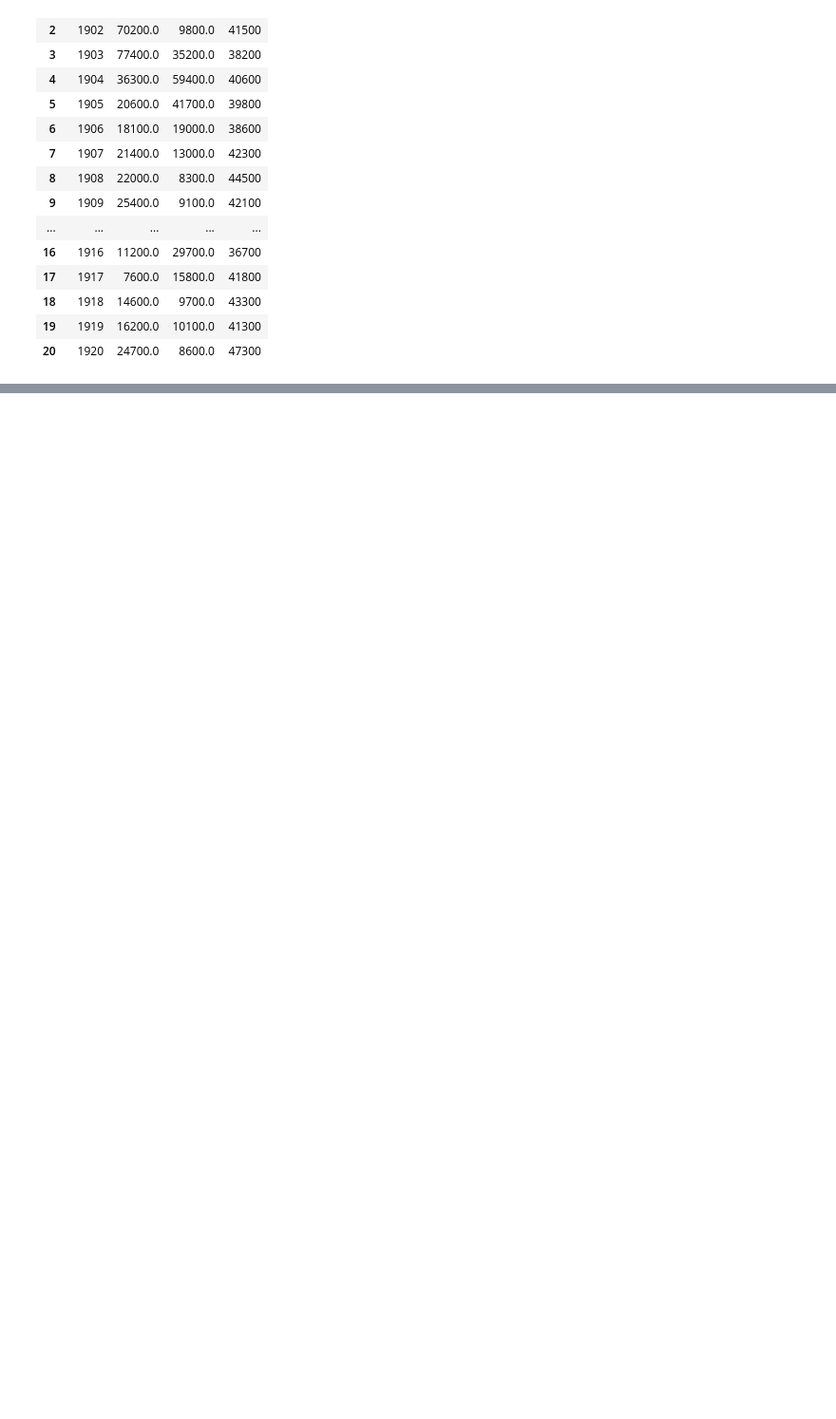
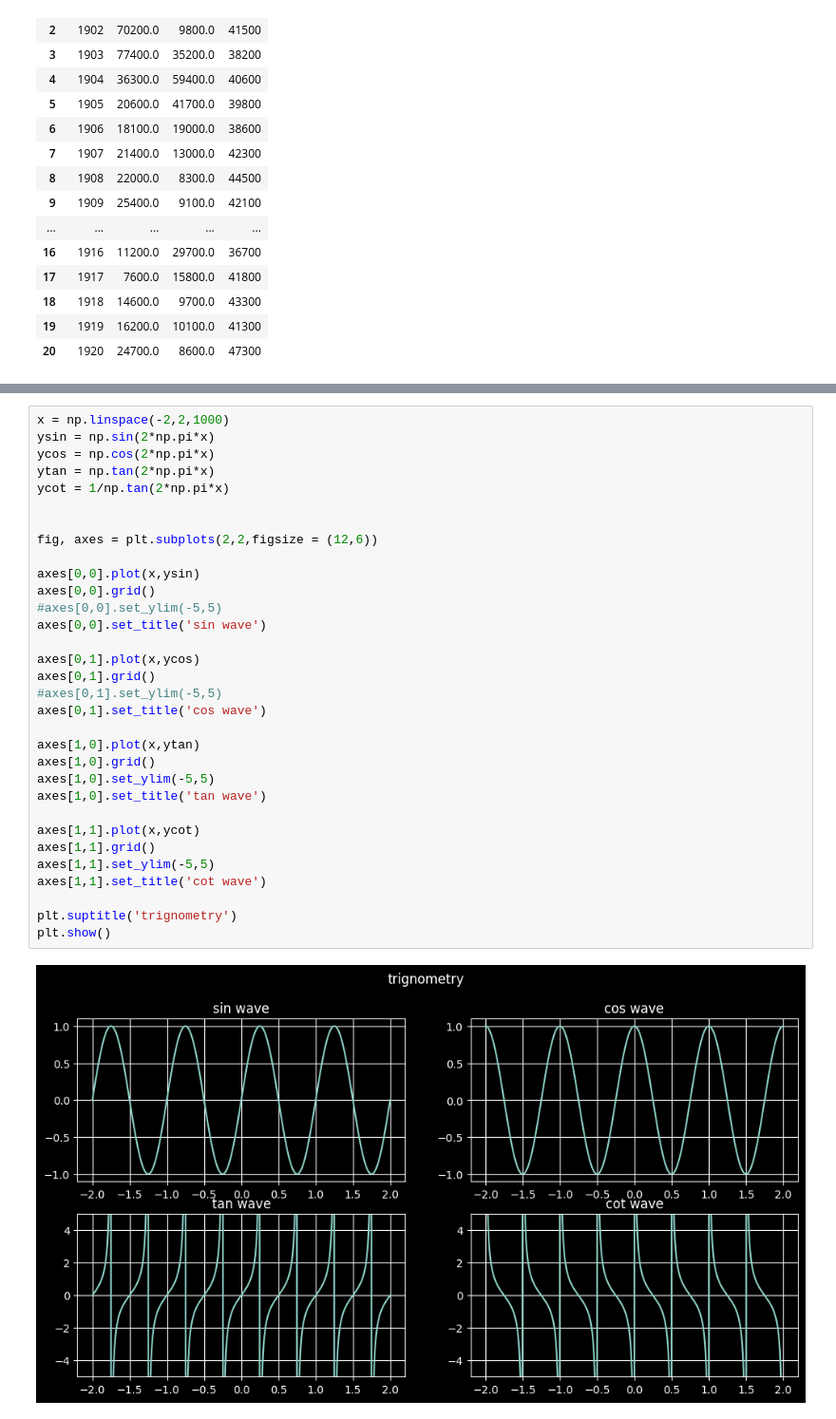
Before and after one commit to Aayush-Bhatia/python-for-DataAnalytics, a Jupyter notebook: DataVisualization.ipynb, the cells around one changed output, grey strips where cells are left out. Shown at 95% size. Saved outputs shown, nothing was run; the diff lists cells and outputs as text; blank space fills up the shorter version.

```diff
--- a/DataVisualization.ipynb
+++ b/DataVisualization.ipynb
@@ -243,0 +300,34 @@ plt.plot(file['# year'],file['hare']) # aise hi baaki features k liye bhi hpojay
+# %%
+x = np.linspace(-2,2,1000)
+ysin = np.sin(2*np.pi*x)
+ycos = np.cos(2*np.pi*x)
+ytan = np.tan(2*np.pi*x)
+ycot = 1/np.tan(2*np.pi*x)
+
+
+fig, axes = plt.subplots(2,2,figsize = (12,6))
+
+axes[0,0].plot(x,ysin)
+axes[0,0].grid()
+#axes[0,0].set_ylim(-5,5)
+axes[0,0].set_title('sin wave')
+
+axes[0,1].plot(x,ycos)
+axes[0,1].grid()
+#axes[0,1].set_ylim(-5,5)
+axes[0,1].set_title('cos wave')
+
+axes[1,0].plot(x,ytan)
+axes[1,0].grid()
+axes[1,0].set_ylim(-5,5)
+axes[1,0].set_title('tan wave')
+
+axes[1,1].plot(x,ycot)
+axes[1,1].grid()
+axes[1,1].set_ylim(-5,5)
+axes[1,1].set_title('cot wave')
+
+plt.suptitle('trignometry')
+plt.show()
+# %% [output]
+[figure, added]
```
Also changed, not shown: parts of 88 cells of this notebook, 2 other files.
